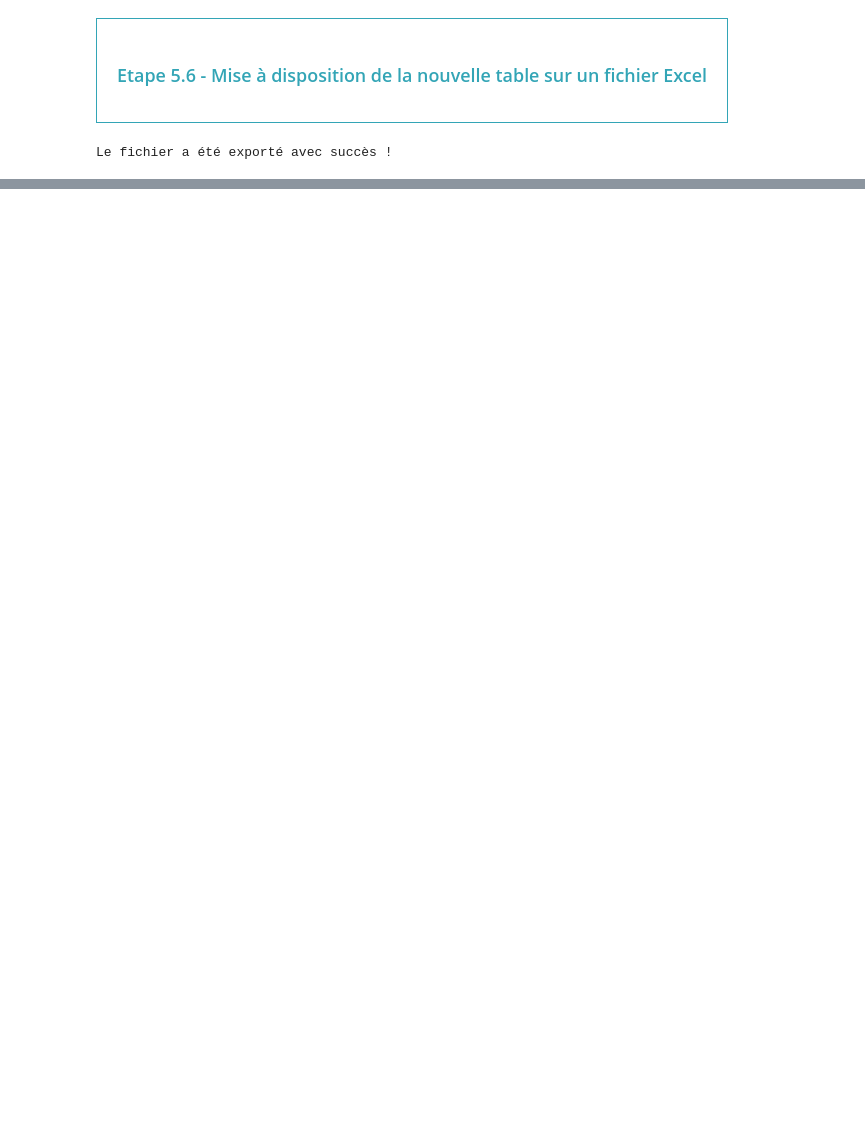
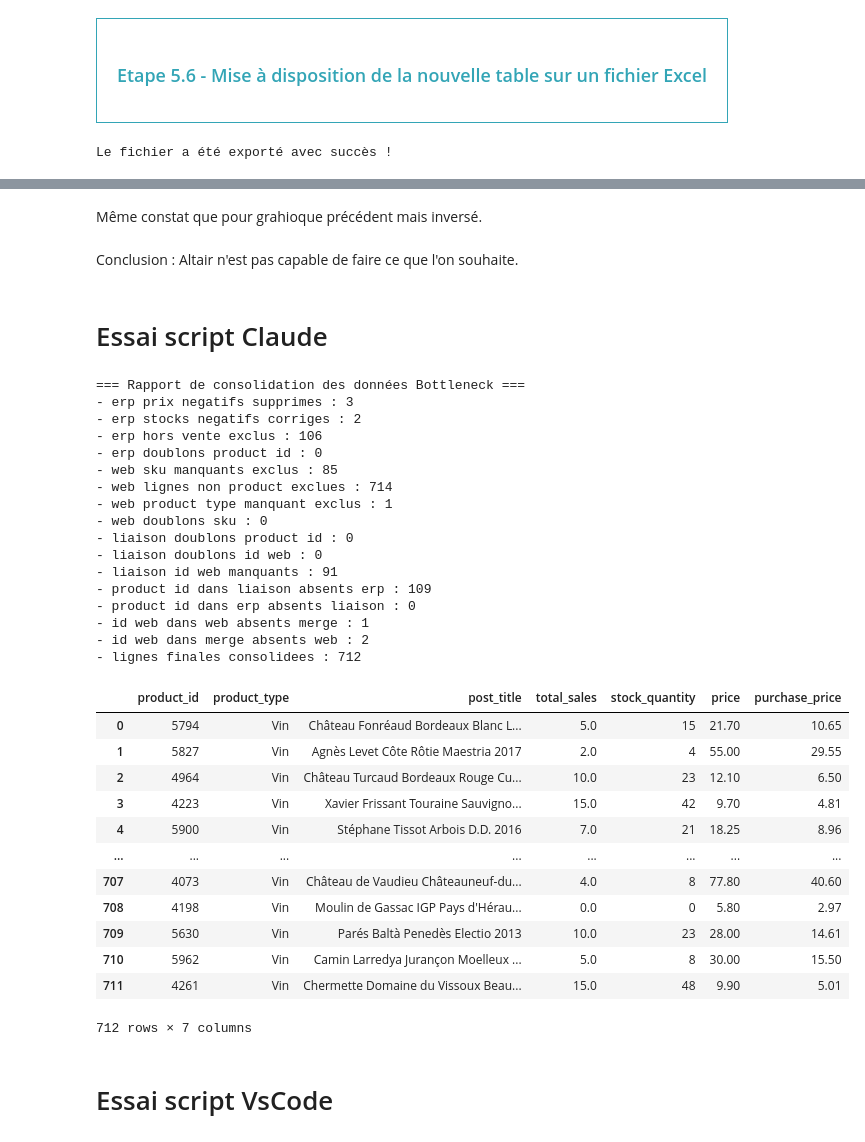
Before and after one commit to ziedbelhocine/Cours-OC, a Jupyter notebook: Data_Analyst/Projet_13/livrables/Belhocine_Zied_notebook_ameliore.ipynb, the cells around one changed output, grey strips where cells are left out. Drawn from its saved outputs; the diff is of its cells as text; code cells hidden in the pictures; blank space fills up the shorter version.

```diff
--- a/Data_Analyst/Projet_13/livrables/Belhocine_Zied_notebook_ameliore.ipynb
+++ b/Data_Analyst/Projet_13/livrables/Belhocine_Zied_notebook_ameliore.ipynb
@@ -774,0 +821,45 @@ Le fichier a été exporté avec succès !
+# %% [markdown]
+Même constat que pour grahioque précédent mais inversé.
+# %% [markdown]
+Conclusion : Altair n'est pas capable de faire ce que l'on souhaite.
+# %% [markdown]
+# Essai script Claude
+# %%
+from consolidation_donnees import consolider_donnees, afficher_rapport
+
+df_merge, rapport = consolider_donnees("erp.xlsx", "web.xlsx", "liaison.xlsx")
+afficher_rapport(rapport)
+df_merge
+# %% [output]
+=== Rapport de consolidation des données Bottleneck ===
+- erp prix negatifs supprimes : 3
+- erp stocks negatifs corriges : 2
+- erp hors vente exclus : 106
+- erp doublons product id : 0
+- web sku manquants exclus : 85
+- web lignes non product exclues : 714
+- web product type manquant exclus : 1
+- web doublons sku : 0
+- liaison doublons product id : 0
+- liaison doublons id web : 0
+- liaison id web manquants : 91
+- product id dans liaison absents erp : 109
+- product id dans erp absents liaison : 0
+- id web dans web absents merge : 1
+- id web dans merge absents web : 2
+- lignes finales consolidees : 712
+|  | product_id | product_type | post_title | total_sales | stock_quantity | price | purchase_price |
+| 0 | 5794 | Vin | Château Fonréaud Bordeaux Blanc L... | 5.0 | 15 | 21.70 | 10.65 |
+| 1 | 5827 | Vin | Agnès Levet Côte Rôtie Maestria 2017 | 2.0 | 4 | 55.00 | 29.55 |
+| 2 | 4964 | Vin | Château Turcaud Bordeaux Rouge Cu... | 10.0 | 23 | 12.10 | 6.50 |
+| 3 | 4223 | Vin | Xavier Frissant Touraine Sauvigno... | 15.0 | 42 | 9.70 | 4.81 |
+| 4 | 5900 | Vin | Stéphane Tissot Arbois D.D. 2016 | 7.0 | 21 | 18.25 | 8.96 |
+| ... | ... | ... | ... | ... | ... | ... | ... |
+| 707 | 4073 | Vin | Château de Vaudieu Châteauneuf-du... | 4.0 | 8 | 77.80 | 40.60 |
+| 708 | 4198 | Vin | Moulin de Gassac IGP Pays d'Hérau... | 0.0 | 0 | 5.80 | 2.97 |
+| 709 | 5630 | Vin | Parés Baltà Penedès Electio 2013 | 10.0 | 23 | 28.00 | 14.61 |
+| 710 | 5962 | Vin | Camin Larredya Jurançon Moelleux ... | 5.0 | 8 | 30.00 | 15.50 |
+| 711 | 4261 | Vin | Chermette Domaine du Vissoux Beau... | 15.0 | 48 | 9.90 | 5.01 |
+712 rows × 7 columns
+# %% [markdown]
+# Essai script VsCode
```
Also changed, not shown: parts of 39 cells of this notebook, 29 other files.
